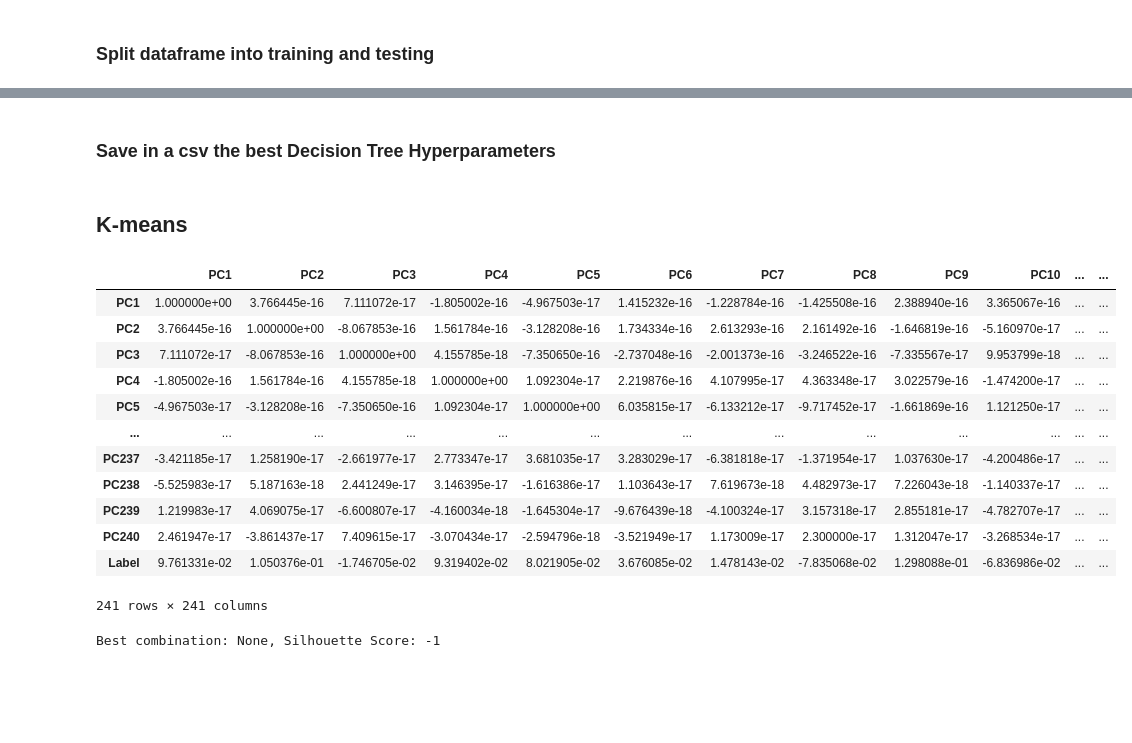
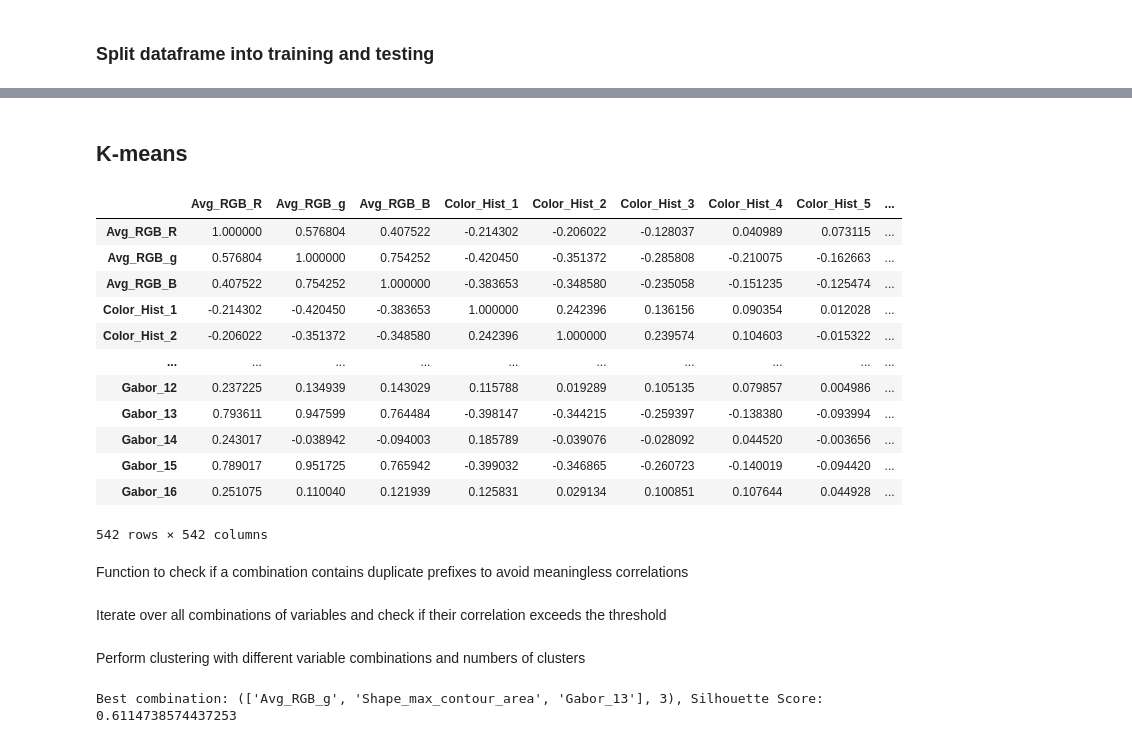
Before and after one commit to Gaoux/image-classification, a Jupyter notebook: Image_Classification.ipynb, the cells around one changed output, grey strips where cells are left out. Saved outputs shown, nothing was run; the diff lists cells and outputs as text; code cells hidden in the pictures; blank space fills up the shorter version.

Commit message:
Implement K-means on the images df

```diff
--- a/Image_Classification.ipynb
+++ b/Image_Classification.ipynb
@@ -157,26 +172,25 @@ def extract_features(image_path):
 # %%
 data = []
+image_files_list = []
 labels = []
-imgs_per_subfolder = 110
 
 # Assuming subfolders is a list containing the subfolder names
 for label, subfolder in enumerate(subfolders):
     folder_path = os.path.join(data_dir, subfolder)
     image_files = os.listdir(folder_path)
-    count = 0  # Initialize counter for the number of images processed for this subfolder
     for image_file in image_files:
-        if count >= imgs_per_subfolder:
-            break
         image_path = os.path.join(folder_path, image_file)
         try:
             image_info = extract_features(image_path)
             # Add image info and label to lists
+            image_files_list.append(os.path.join(subfolder, image_file))
             data.append(image_info)
             labels.append(label)
-            count += 1  # Increment the counter
         except Exception as e:
             print(f"Error processing {image_path}: {e}")
 
 # Create a DataFrame
+
 df = pd.DataFrame(data)
+df.insert(0, 'image_file', image_files_list)
 df['Label'] = labels
@@ -226,4 +217,2 @@ Accuracy (Baseline Model): 0.6931818181818182
 # %% [markdown]
 ## Preproccesing
-# %%
-df.dropna(axis=1, inplace=True)
@@ -293,5 +235,5 @@ pca_df
+# %%
+df = df.fillna(df.drop(columns='image_file').mean())
 # %% [markdown]
 ### Split dataframe into training and testing
-# %%
-df = pca_df.copy()
 # %%
@@ -439,2 +322,0 @@ Classification Report:
-# %% [markdown]
-### Save in a csv the best Decision Tree Hyperparameters
@@ -444,19 +323,21 @@ Classification Report:
 # %% [markdown]
 ## K-means
 # %%
-correlation_matrix = df.corr()
+correlation_matrix = df.drop(columns=['image_file', 'Label']).corr()
 correlation_matrix
 # %% [output]
-|  | PC1 | PC2 | PC3 | PC4 | PC5 | PC6 | PC7 | PC8 | PC9 | PC10 | ... | ... |
-| PC1 | 1.000000e+00 | 3.766445e-16 | 7.111072e-17 | -1.805002e-16 | -4.967503e-17 | 1.415232e-16 | -1.228784e-16 | -1.425508e-16 | 2.388940e-16 | 3.365067e-16 | ... | ... |
-| PC2 | 3.766445e-16 | 1.000000e+00 | -8.067853e-16 | 1.561784e-16 | -3.128208e-16 | 1.734334e-16 | 2.613293e-16 | 2.161492e-16 | -1.646819e-16 | -5.160970e-17 | ... | ... |
-| PC3 | 7.111072e-17 | -8.067853e-16 | 1.000000e+00 | 4.155785e-18 | -7.350650e-16 | -2.737048e-16 | -2.001373e-16 | -3.246522e-16 | -7.335567e-17 | 9.953799e-18 | ... | ... |
-| PC4 | -1.805002e-16 | 1.561784e-16 | 4.155785e-18 | 1.000000e+00 | 1.092304e-17 | 2.219876e-16 | 4.107995e-17 | 4.363348e-17 | 3.022579e-16 | -1.474200e-17 | ... | ... |
-| PC5 | -4.967503e-17 | -3.128208e-16 | -7.350650e-16 | 1.092304e-17 | 1.000000e+00 | 6.035815e-17 | -6.133212e-17 | -9.717452e-17 | -1.661869e-16 | 1.121250e-17 | ... | ... |
-| ... | ... | ... | ... | ... | ... | ... | ... | ... | ... | ... | ... | ... |
-| PC237 | -3.421185e-17 | 1.258190e-17 | -2.661977e-17 | 2.773347e-17 | 3.681035e-17 | 3.283029e-17 | -6.381818e-17 | -1.371954e-17 | 1.037630e-17 | -4.200486e-17 | ... | ... |
-| PC238 | -5.525983e-17 | 5.187163e-18 | 2.441249e-17 | 3.146395e-17 | -1.616386e-17 | 1.103643e-17 | 7.619673e-18 | 4.482973e-17 | 7.226043e-18 | -1.140337e-17 | ... | ... |
-| PC239 | 1.219983e-17 | 4.069075e-17 | -6.600807e-17 | -4.160034e-18 | -1.645304e-17 | -9.676439e-18 | -4.100324e-17 | 3.157318e-17 | 2.855181e-17 | -4.782707e-17 | ... | ... |
-| PC240 | 2.461947e-17 | -3.861437e-17 | 7.409615e-17 | -3.070434e-17 | -2.594796e-18 | -3.521949e-17 | 1.173009e-17 | 2.300000e-17 | 1.312047e-17 | -3.268534e-17 | ... | ... |
-| Label | 9.761331e-02 | 1.050376e-01 | -1.746705e-02 | 9.319402e-02 | 8.021905e-02 | 3.676085e-02 | 1.478143e-02 | -7.835068e-02 | 1.298088e-01 | -6.836986e-02 | ... | ... |
+|  | Avg_RGB_R | Avg_RGB_g | Avg_RGB_B | Color_Hist_1 | Color_Hist_2 | Color_Hist_3 | Color_Hist_4 | Color_Hist_5 | ... |
+| Avg_RGB_R | 1.000000 | 0.576804 | 0.407522 | -0.214302 | -0.206022 | -0.128037 | 0.040989 | 0.073115 | ... |
+| Avg_RGB_g | 0.576804 | 1.000000 | 0.754252 | -0.420450 | -0.351372 | -0.285808 | -0.210075 | -0.162663 | ... |
+| Avg_RGB_B | 0.407522 | 0.754252 | 1.000000 | -0.383653 | -0.348580 | -0.235058 | -0.151235 | -0.125474 | ... |
+| Color_Hist_1 | -0.214302 | -0.420450 | -0.383653 | 1.000000 | 0.242396 | 0.136156 | 0.090354 | 0.012028 | ... |
+| Color_Hist_2 | -0.206022 | -0.351372 | -0.348580 | 0.242396 | 1.000000 | 0.239574 | 0.104603 | -0.015322 | ... |
+| ... | ... | ... | ... | ... | ... | ... | ... | ... | ... |
+| Gabor_12 | 0.237225 | 0.134939 | 0.143029 | 0.115788 | 0.019289 | 0.105135 | 0.079857 | 0.004986 | ... |
+| Gabor_13 | 0.793611 | 0.947599 | 0.764484 | -0.398147 | -0.344215 | -0.259397 | -0.138380 | -0.093994 | ... |
+| Gabor_14 | 0.243017 | -0.038942 | -0.094003 | 0.185789 | -0.039076 | -0.028092 | 0.044520 | -0.003656 | ... |
+| Gabor_15 | 0.789017 | 0.951725 | 0.765942 | -0.399032 | -0.346865 | -0.260723 | -0.140019 | -0.094420 | ... |
+| Gabor_16 | 0.251075 | 0.110040 | 0.121939 | 0.125831 | 0.029134 | 0.100851 | 0.107644 | 0.044928 | ... |
-241 rows × 241 columns
+542 rows × 542 columns
+# %% [markdown]
+Function to check if a combination contains duplicate prefixes to avoid meaningless correlations
@@ -463,3 +353,5 @@ correlation_matrix
+# %% [markdown]
+Iterate over all combinations of variables and check if their correlation exceeds the threshold
 # %%
 from itertools import combinations
 
@@ -477,28 +370,24 @@ for combination in combinations(correlation_matrix.columns, 3):
     average_correlation = correlation_sum / count
     if average_correlation > threshold:
         combinations_variables.append(list(combination))
+# %% [markdown]
+Perform clustering with different variable combinations and numbers of clusters
 # %%
-from sklearn.cluster import KMeans
-from sklearn.metrics import silhouette_score
-
 best_combination = None
 best_silhouette_score = -1
 best_labels = None
 
-# Perform clustering with different variable combinations and numbers of clusters
 for idx, variables in enumerate(combinations_variables):
-    print()
-    for n_clusters in range(3, 9):
+    for n_clusters in range(3, 6):
         kmeans = KMeans(n_clusters=n_clusters, random_state=42, n_init="auto")
         kmeans.fit(df[variables])
         silhouette_avg = silhouette_score(df[variables], kmeans.labels_)
-        print(f'Variable combination: {variables}, Number of clusters: {n_clusters}, Silhouette Score: {silhouette_avg}')
 
         if silhouette_avg > best_silhouette_score:
             best_combination = (variables, n_clusters)
             best_silhouette_score = silhouette_avg
             best_labels = kmeans.labels_
 
-print(f'\nBest combination: {best_combination}, Silhouette Score: {best_silhouette_score}')
+print(f'Best combination: {best_combination}, Silhouette Score: {best_silhouette_score}')
 # %% [output]
-Best combination: None, Silhouette Score: -1
+Best combination: (['Avg_RGB_g', 'Shape_max_contour_area', 'Gabor_13'], 3), Silhouette Score: 0.6114738574437253
```
Also changed, not shown: parts of 42 cells of this notebook, 5 other files.
